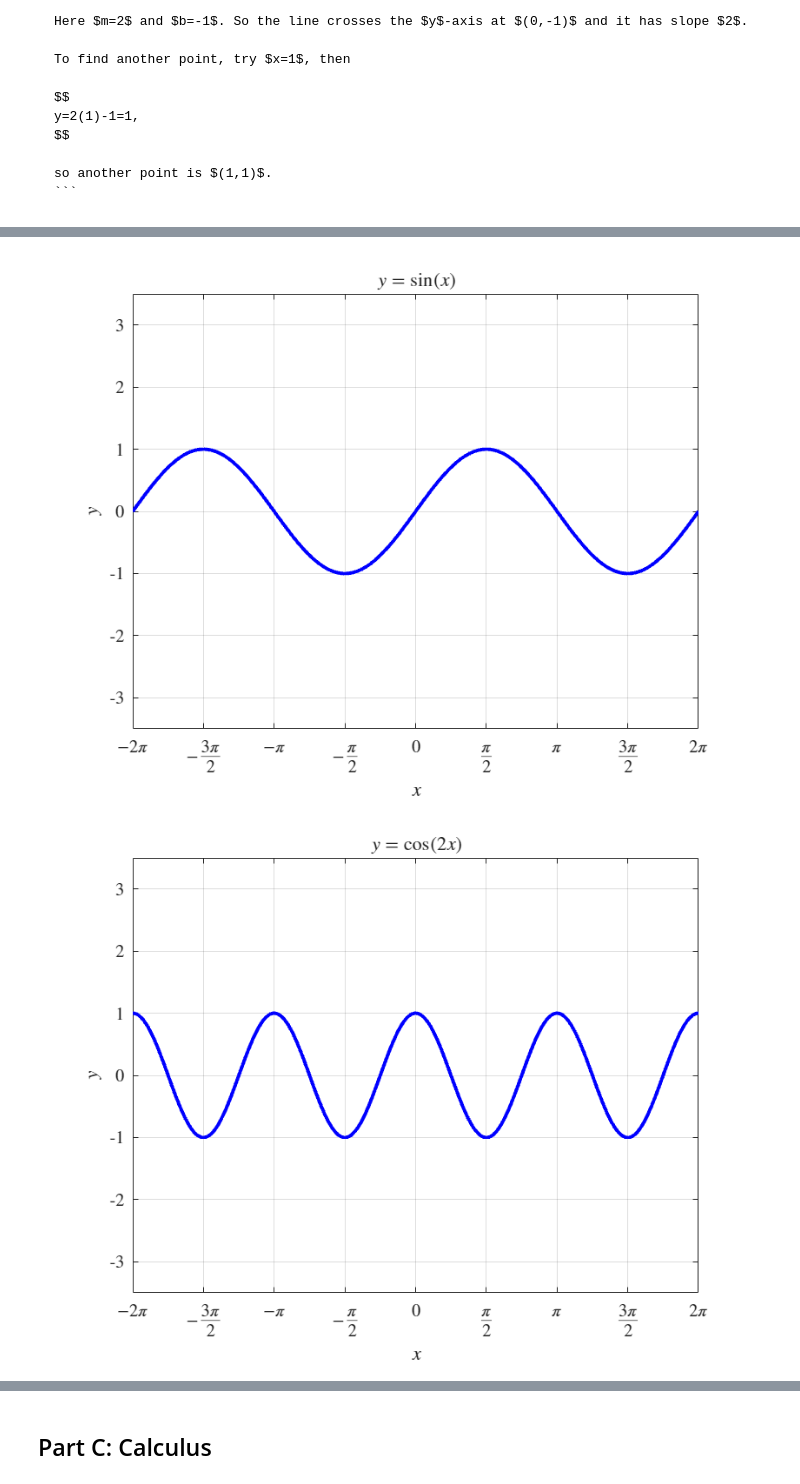
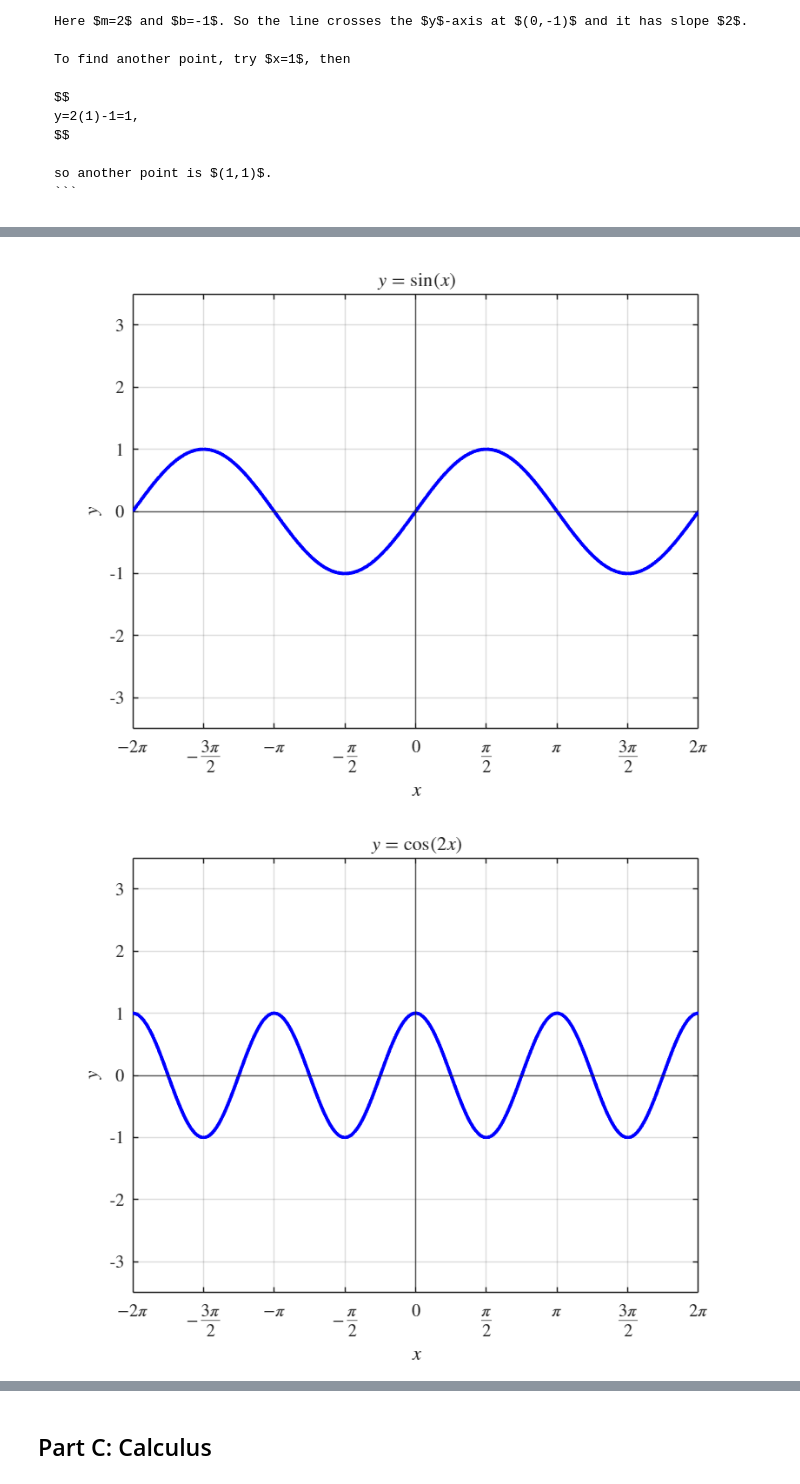
Before and after one commit to joelmiller/Laplace, a Jupyter notebook: docs/_sources/prereqs/SelfDiagnostic.ipynb, the cells around one changed output, grey strips where cells are left out. Cells and saved outputs as stored; diff of their text form; code cells hidden in the pictures.

```diff
--- a/docs/_sources/prereqs/SelfDiagnostic.ipynb
+++ b/docs/_sources/prereqs/SelfDiagnostic.ipynb
@@ -1348,6 +1374,8 @@ xlim([-2*pi,2*pi])
 ylim([-3.5,3.5])
 xticks([-2*pi,-3*pi/2,-pi,-pi/2,0,pi/2,pi,3*pi/2,2*pi])
 xticklabels({'$-2\pi$','$-\frac{3\pi}{2}$','$-\pi$','$-\frac{\pi}{2}$','$0$','$\frac{\pi}{2}$','$\pi$','$\frac{3\pi}{2}$','$2\pi$'})
+xline(0)
+yline(0)
 set(gca,'TickLabelInterpreter','latex')
 saveas(gcf, 'B8a.png')
 
@@ -1363,6 +1391,8 @@ xlim([-2*pi,2*pi])
 ylim([-3.5,3.5])
 xticks([-2*pi,-3*pi/2,-pi,-pi/2,0,pi/2,pi,3*pi/2,2*pi])
 xticklabels({'$-2\pi$','$-\frac{3\pi}{2}$','$-\pi$','$-\frac{\pi}{2}$','$0$','$\frac{\pi}{2}$','$\pi$','$\frac{3\pi}{2}$','$2\pi$'})
+xline(0)
+yline(0)
 set(gca,'TickLabelInterpreter','latex')
 saveas(gcf, 'B8b.png')
 
@@ -1378,6 +1408,8 @@ xlim([-2*pi,2*pi])
 ylim([-3.5,3.5])
 xticks([-2*pi,-3*pi/2,-pi,-pi/2,0,pi/2,pi,3*pi/2,2*pi])
 xticklabels({'$-2\pi$','$-\frac{3\pi}{2}$','$-\pi$','$-\frac{\pi}{2}$','$0$','$\frac{\pi}{2}$','$\pi$','$\frac{3\pi}{2}$','$2\pi$'})
+xline(0)
+yline(0)
 set(gca,'TickLabelInterpreter','latex')
 saveas(gcf, 'B8c.png')
 
@@ -1393,38 +1425,44 @@ xlim([-2*pi,2*pi])
 ylim([-3.5,3.5])
 xticks([-2*pi,-3*pi/2,-pi,-pi/2,0,pi/2,pi,3*pi/2,2*pi])
 xticklabels({'$-2\pi$','$-\frac{3\pi}{2}$','$-\pi$','$-\frac{\pi}{2}$','$0$','$\frac{\pi}{2}$','$\pi$','$\frac{3\pi}{2}$','$2\pi$'})
+xline(0)
+yline(0)
 set(gca,'TickLabelInterpreter','latex')
 saveas(gcf, 'B8d.png')
 
 % ---------- B.8.e ----------
 y = sin(x + pi/4);
 figure
 plot(x,y,'LineWidth',2,'Color','b')
 grid on
 xlabel('$x$','Interpreter','latex')
 ylabel('$y$','Interpreter','latex')
 title('$y=\sin(x+\pi/4)$','Interpreter','latex')
 xlim([-2*pi,2*pi])
 ylim([-3.5,3.5])
 xticks([-2*pi,-3*pi/2,-pi,-pi/2,0,pi/2,pi,3*pi/2,2*pi])
 xticklabels({'$-2\pi$','$-\frac{3\pi}{2}$','$-\pi$','$-\frac{\pi}{2}$','$0$','$\frac{\pi}{2}$','$\pi$','$\frac{3\pi}{2}$','$2\pi$'})
+xline(0)
+yline(0)
 set(gca,'TickLabelInterpreter','latex')
 saveas(gcf, 'B8e.png')
 
 % ---------- B.8.f ----------
 y = 1 + 2*sin(3*(x - pi/2));
 figure
 plot(x,y,'LineWidth',2,'Color','b')
 grid on
 xlabel('$x$','Interpreter','latex')
 ylabel('$y$','Interpreter','latex')
 title('$y=1+2\sin(3(x-\pi/2))$','Interpreter','latex')
 xlim([-2*pi,2*pi])
 ylim([-3.5,3.5])
 xticks([-2*pi,-3*pi/2,-pi,-pi/2,0,pi/2,pi,3*pi/2,2*pi])
 xticklabels({'$-2\pi$','$-\frac{3\pi}{2}$','$-\pi$','$-\frac{\pi}{2}$','$0$','$\frac{\pi}{2}$','$\pi$','$\frac{3\pi}{2}$','$2\pi$'})
+xline(0)
+yline(0)
 set(gca,'TickLabelInterpreter','latex')
 saveas(gcf, 'B8f.png')
 # %% [output]
-[figure, old version]
+[figure, new version]
-[figure, old version]
+[figure, new version]
```
Also changed, not shown: parts of 37 cells of this notebook, 22 other files.
